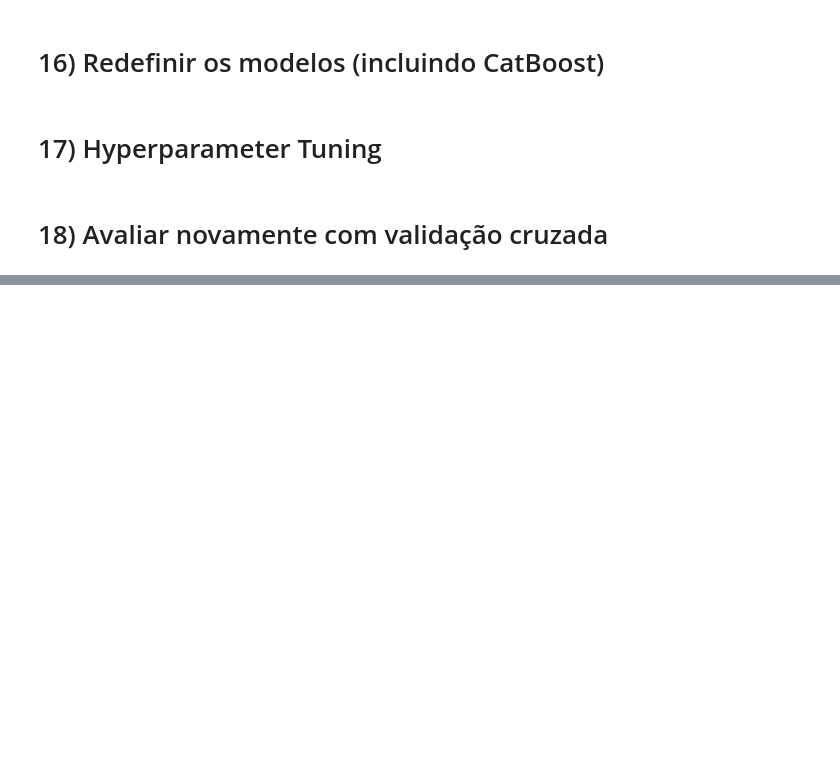
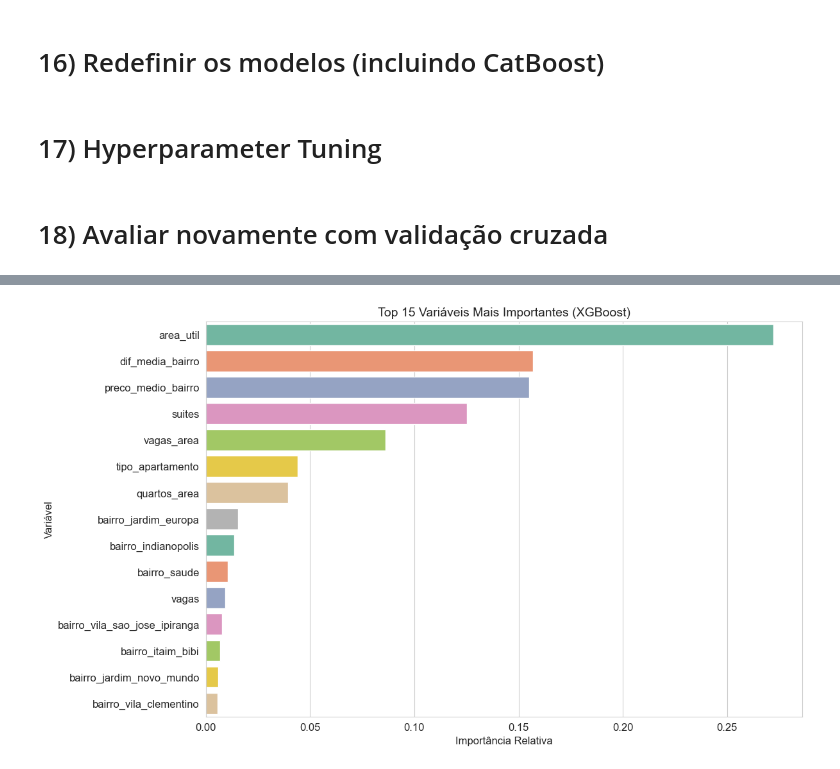
Before and after one commit to RaffaR902/TCC-API-COM-MACHINE-LEARNING, a Jupyter notebook: Treinamento e Teste/machine_learning_locacao.ipynb, the cells around one changed output, grey strips where cells are left out. Saved outputs shown, nothing was run; the diff lists cells and outputs as text; code cells hidden in the pictures; blank space fills up the shorter version.

```diff
--- a/Treinamento e Teste/machine_learning_locacao.ipynb
+++ b/Treinamento e Teste/machine_learning_locacao.ipynb
@@ -731,0 +783,50 @@ CatBoost: MAE médio (log) = 0.0828 (+/- 0.0086) e R² = 0.9736 (+/- 0.0063)
+# %%
+# --- Gráfico 3: Feature Importance (XGBoost) ---
+
+# 1. Recuperar o melhor modelo e o transformador
+best_model = tuned_models['XGBoost']
+transformer = col_transformer
+
+# 2. Recuperar nomes das features após o pré-processamento
+feature_names = []
+
+# Nomes das categorias
+try:
+    feature_names.extend(transformer.named_transformers_['cat_low'].get_feature_names_out())
+    feature_names.extend(transformer.named_transformers_['cat_high'].get_feature_names_out())
+except:
+    pass
+
+# Nomes das numéricas
+feature_names.extend(features_numericas)
+
+# 3. Pegar importâncias do modelo
+importances = best_model.feature_importances_
+
+# Garantir que temos o mesmo número de nomes e importâncias
+if len(feature_names) == len(importances):
+    # Criar DataFrame para plotar
+    df_imp = pd.DataFrame({'Feature': feature_names, 'Importance': importances})
+    df_imp = df_imp.sort_values('Importance', ascending=False).head(15) # Top 15
+
+    plt.figure(figsize=(12, 8))
+    sns.barplot(
+        x='Importance',
+        y='Feature',
+        hue='Feature',
+        data=df_imp,
+        palette='Set2',
+        legend=False
+    )
+    plt.title('Top 15 Variáveis Mais Importantes (XGBoost)', fontsize=14)
+    plt.xlabel('Importância Relativa')
+    plt.ylabel('Variável')
+    plt.show()
+else:
+    print("Não foi possível alinhar os nomes das features automaticamente.")
+
+    plt.bar(range(len(importances)), importances)
+    plt.title("Feature Importance (por índice)")
+    plt.show()
+# %% [output]
+[figure, added]
```
Also changed, not shown: parts of 14 cells of this notebook, 1 other file.
